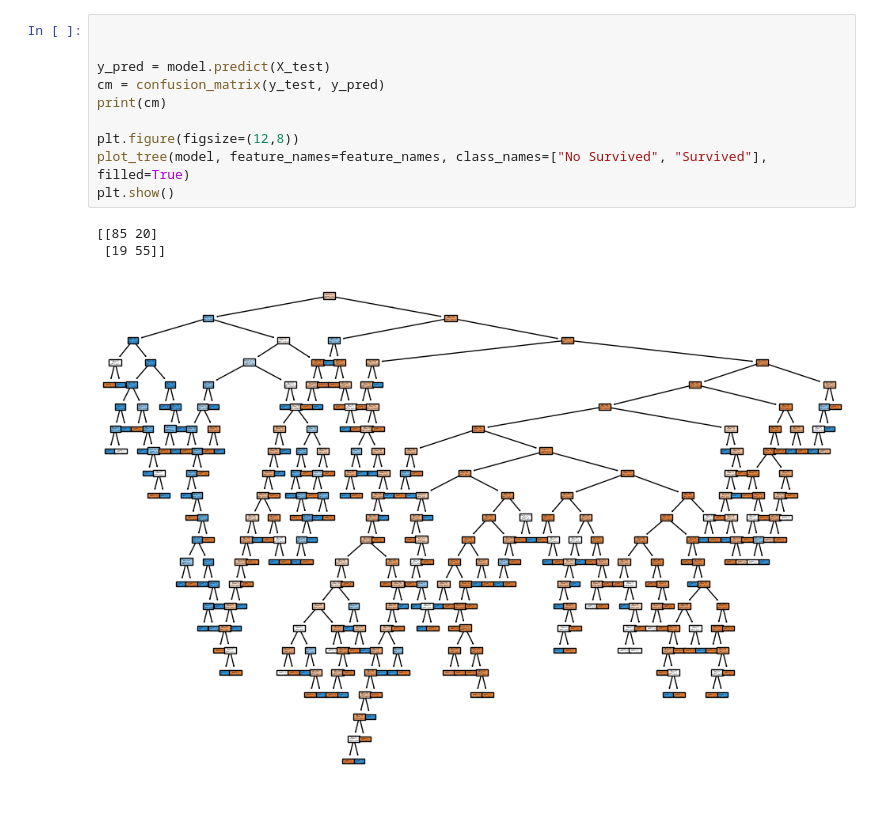
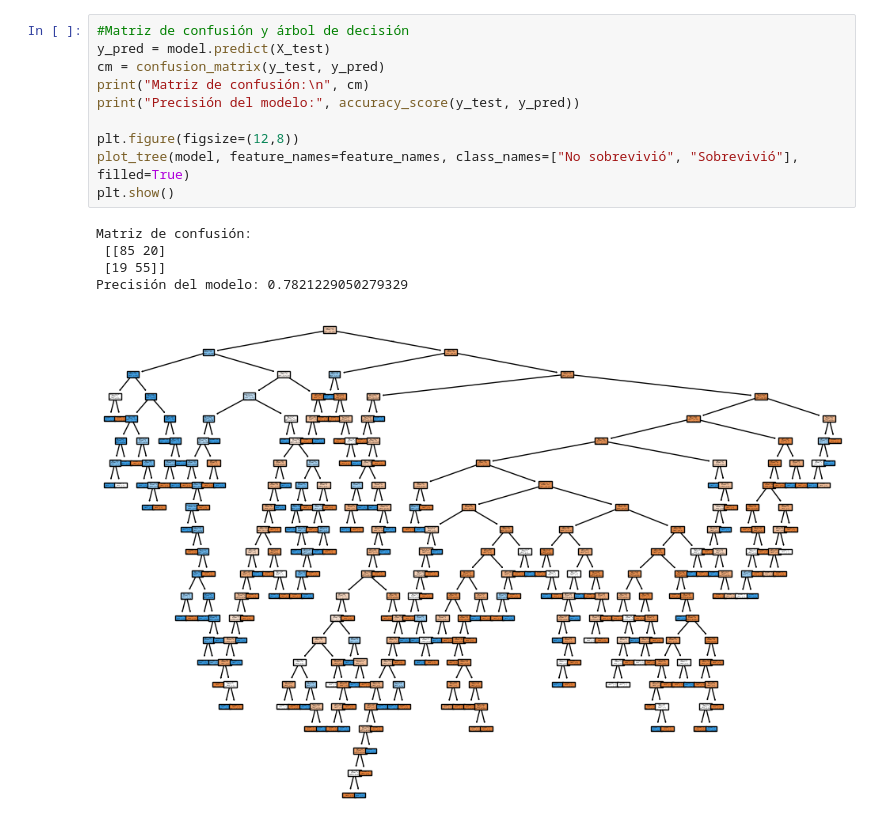
Before and after one commit to LuisAdrRamos/prueba_IA_BIM1, a Jupyter notebook: Árbol_de_decision_pruebaIA.ipynb, the cells around one changed output. Drawn from its saved outputs; the diff is of its cells as text.

```diff
--- a/Árbol_de_decision_pruebaIA.ipynb
+++ b/Árbol_de_decision_pruebaIA.ipynb
@@ -64,14 +65,16 @@ plt.show()
 # %%
-
-
+#Matriz de confusión y árbol de decisión
 y_pred = model.predict(X_test)
 cm = confusion_matrix(y_test, y_pred)
-print(cm)
+print("Matriz de confusión:\n", cm)
+print("Precisión del modelo:", accuracy_score(y_test, y_pred))
 
 plt.figure(figsize=(12,8))
-plot_tree(model, feature_names=feature_names, class_names=["No Survived", "Survived"], filled=True)
+plot_tree(model, feature_names=feature_names, class_names=["No sobrevivió", "Sobrevivió"], filled=True)
 plt.show()
 # %% [output]
-[[85 20]
+Matriz de confusión:
+ [[85 20]
  [19 55]]
+Precisión del modelo: 0.7821229050279329
-[figure, old version]
+[figure, new version]
```
Also changed, not shown: parts of 5 cells of this notebook.
